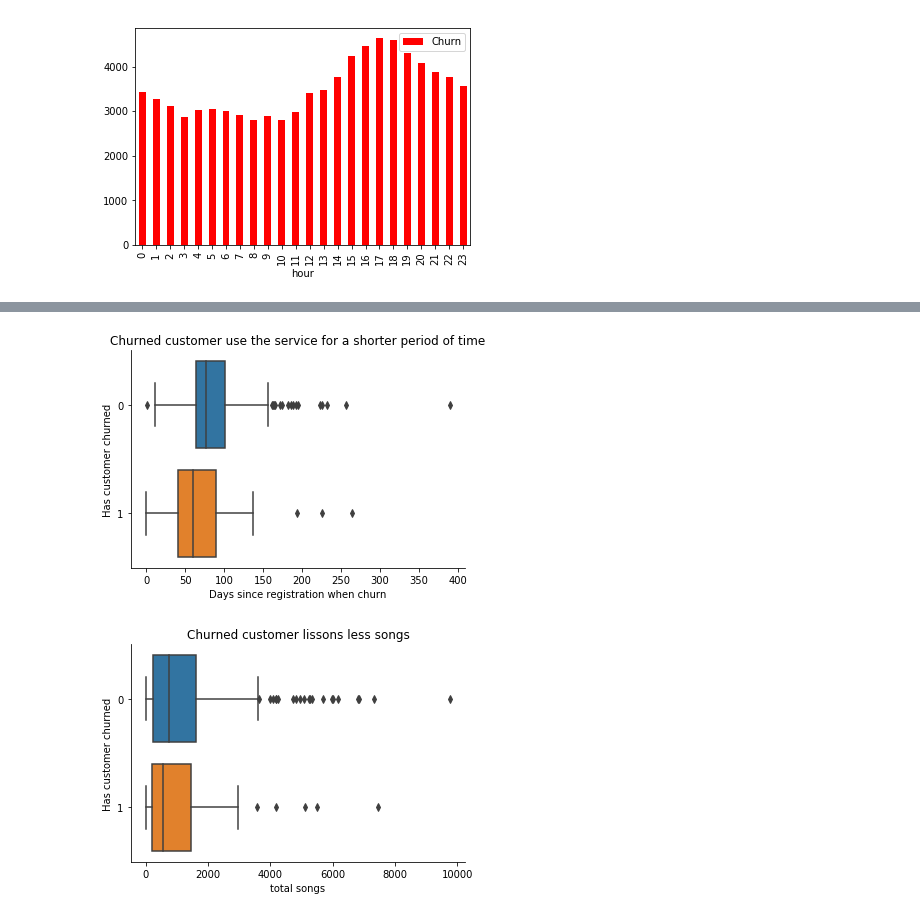
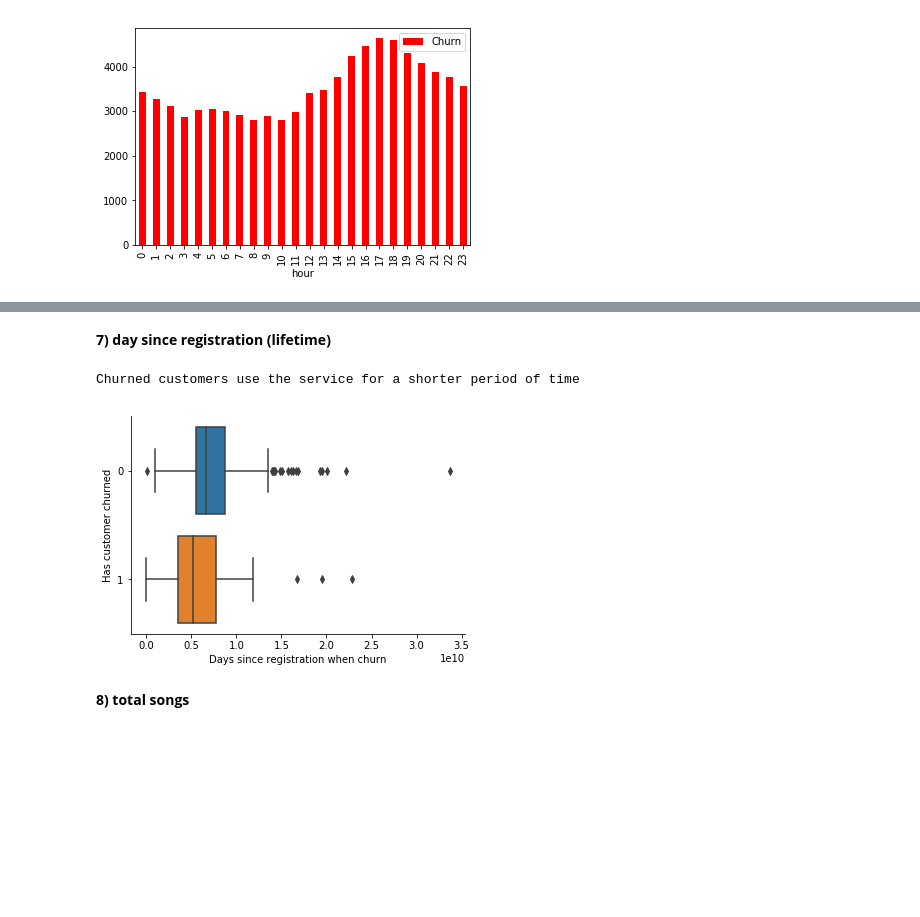
Before and after one commit to cyuancheng/Sparkify, a Jupyter notebook: Sparkify_test.ipynb, the cells around one changed output, grey strips where cells are left out. Saved outputs shown, nothing was run; the diff lists cells and outputs as text; code cells hidden in the pictures; blank space fills up the shorter version.

```diff
--- a/Sparkify_test.ipynb
+++ b/Sparkify_test.ipynb
@@ -404,20 +420,26 @@ df_pd[df_pd.churn==1].plot.bar(x='hour', y='count', color='Red', label='Churn')
+# %% [markdown]
+**7) day since registration (lifetime)**
 # %%
 lt_pd = df_clean \
     .select('userId','registration','ts','churn') \
     .withColumn('lifetime',(df_clean.ts-df_clean.registration)) \
     .groupBy('userId','churn') \
     .agg({'lifetime':'max'}) \
-    .withColumnRenamed('max(lifetime)','lifetime') \
-    .select('userId', 'churn', (col('lifetime')/1000/3600/24).alias('lifetime')) \
-    .toPandas()
+    .withColumnRenamed('max(lifetime)','lifetime').toPandas() \
+    #.select('userId', 'churn', (col('lifetime')/1000/3600/24).alias('lifetime')) \
+    #.toPandas()
+#lt_pd.show(2)
 # %%
 ax = sns.boxplot(data=lt_pd, y='churn', x='lifetime', orient='h')
 plt.xlabel('Days since registration when churn')
 plt.ylabel('Has customer churned')
-plt.title('Churned customer use the service for a shorter period of time')
 sns.despine(ax=ax);
+print('Churned customers use the service for a shorter period of time')
 # %% [output]
+Churned customers use the service for a shorter period of time
-[figure, old version]
+[figure, new version]
+# %% [markdown]
+**8) total songs**
 # %%
 df_song = df_clean \
     .select('userID','song','churn') \
@@ -425,11 +447,3 @@ df_song = df_clean \
     .count() \
     .withColumnRenamed('count', 'total_songs') \
     .toPandas()
-# %%
-ax = sns.boxplot(data=df_song, y='churn', x='total_songs', orient='h')
-plt.xlabel('total songs')
-plt.ylabel('Has customer churned')
-plt.title('Churned customer lissons less songs')
-sns.despine(ax=ax);
-# %% [output]
-[figure, removed]
```
Also changed, not shown: parts of 149 cells of this notebook.
